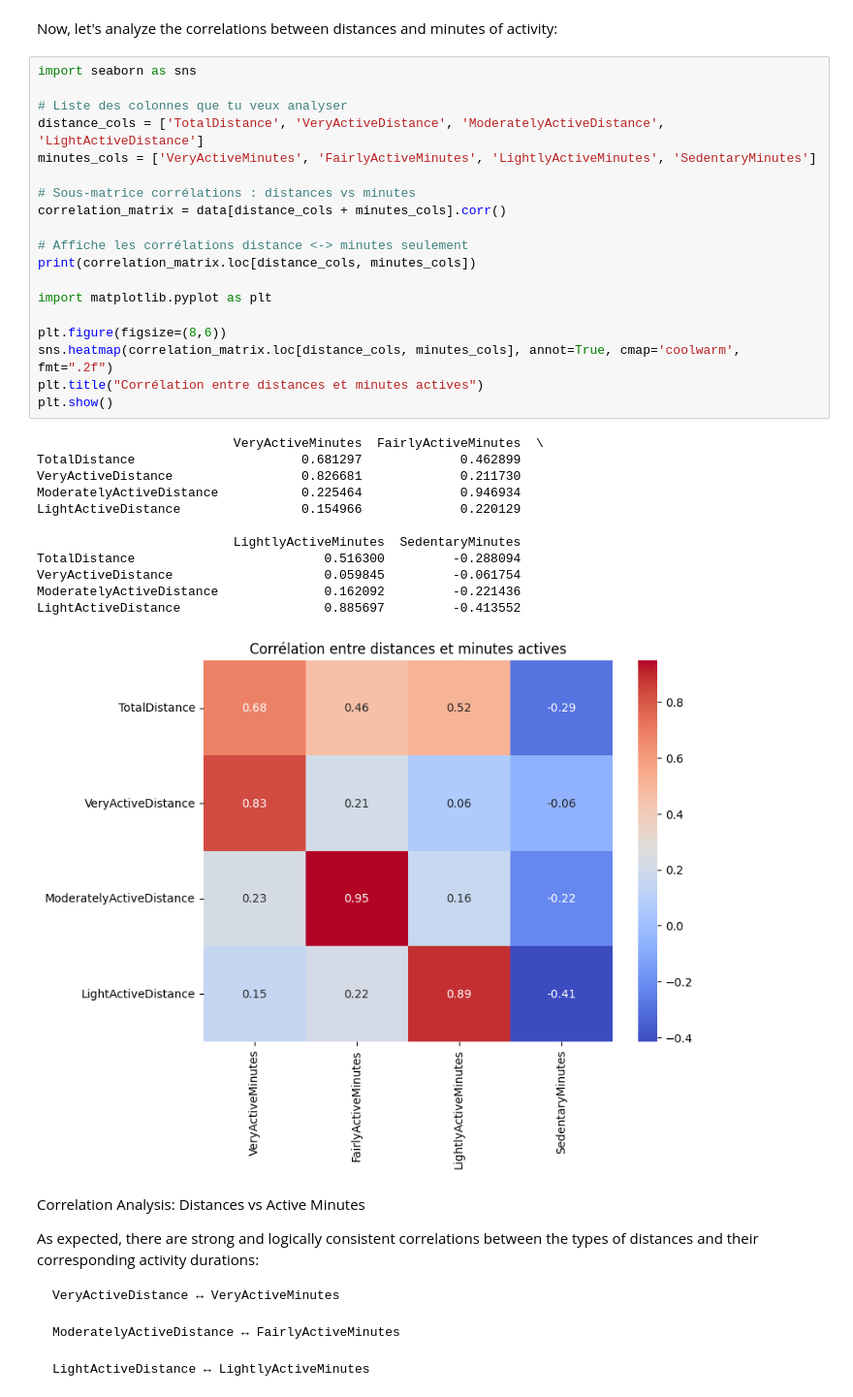
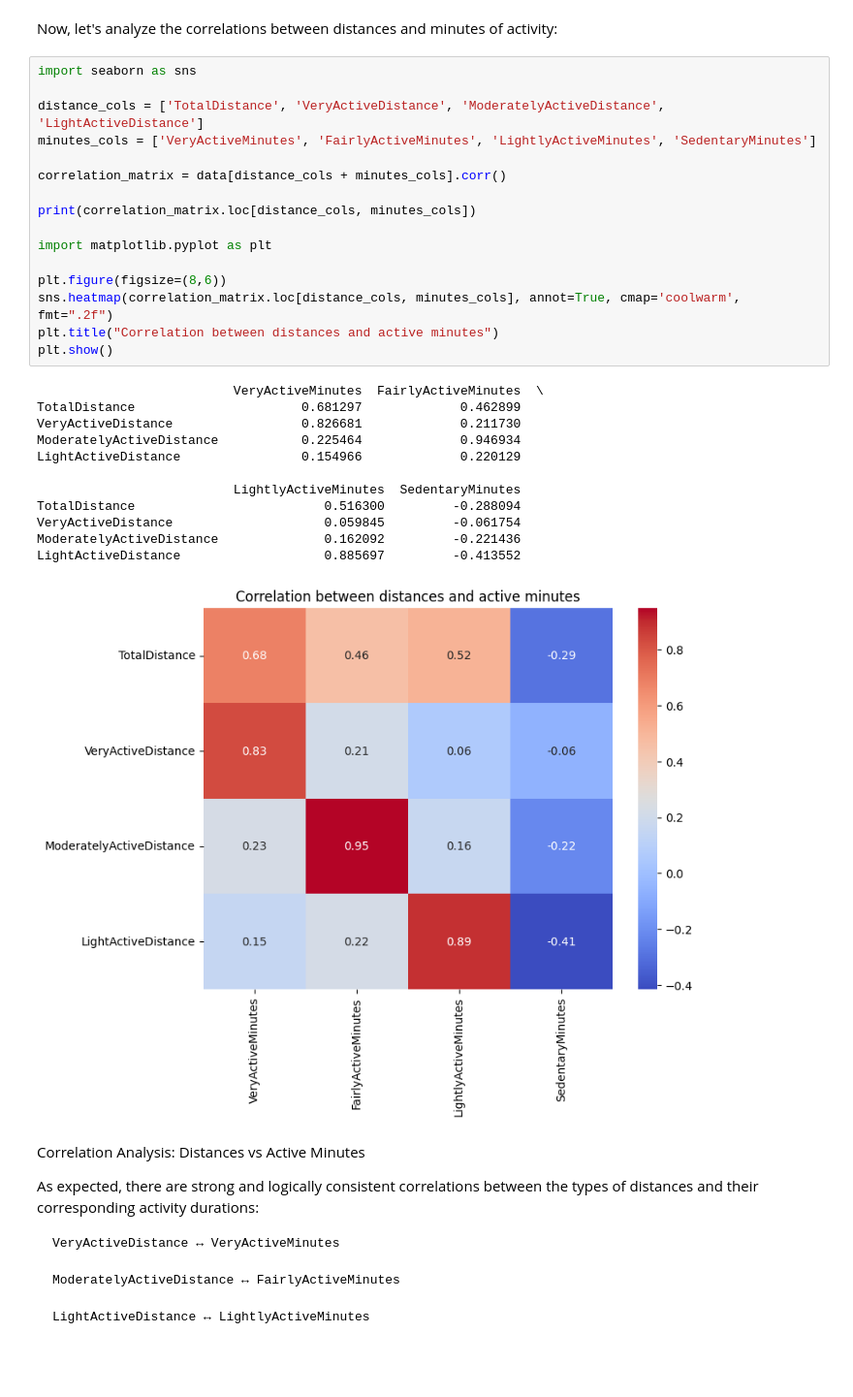
Before and after one commit to Plestan/Smartwatch-Data-Analysis, a Jupyter notebook: analysis.ipynb, the cells around one changed output. Shown: that part at 97% size. Saved outputs shown, nothing was run; the diff lists cells and outputs as text; blank space fills up the shorter version.

```diff
--- a/analysis.ipynb
+++ b/analysis.ipynb
@@ -204,35 +204,32 @@ Now, let's analyze the correlations between distances and minutes of activity:
 # %%
 import seaborn as sns
 
-# Liste des colonnes que tu veux analyser
 distance_cols = ['TotalDistance', 'VeryActiveDistance', 'ModeratelyActiveDistance', 'LightActiveDistance']
 minutes_cols = ['VeryActiveMinutes', 'FairlyActiveMinutes', 'LightlyActiveMinutes', 'SedentaryMinutes']
 
-# Sous-matrice corrélations : distances vs minutes
 correlation_matrix = data[distance_cols + minutes_cols].corr()
 
-# Affiche les corrélations distance <-> minutes seulement
 print(correlation_matrix.loc[distance_cols, minutes_cols])
 
 import matplotlib.pyplot as plt
 
 plt.figure(figsize=(8,6))
 sns.heatmap(correlation_matrix.loc[distance_cols, minutes_cols], annot=True, cmap='coolwarm', fmt=".2f")
-plt.title("Corrélation entre distances et minutes actives")
+plt.title("Correlation between distances and active minutes")
 plt.show()
 # %% [output]
                           VeryActiveMinutes  FairlyActiveMinutes  \
 TotalDistance                      0.681297             0.462899
 VeryActiveDistance                 0.826681             0.211730
 ModeratelyActiveDistance           0.225464             0.946934
 LightActiveDistance                0.154966             0.220129
 
                           LightlyActiveMinutes  SedentaryMinutes
 TotalDistance                         0.516300         -0.288094
 VeryActiveDistance                    0.059845         -0.061754
 ModeratelyActiveDistance              0.162092         -0.221436
 LightActiveDistance                   0.885697         -0.413552
-[figure, old version]
+[figure, new version]
 # %% [markdown]
 Correlation Analysis: Distances vs Active Minutes
 
```
Also changed, not shown: parts of 5 cells of this notebook, 1 other file.
